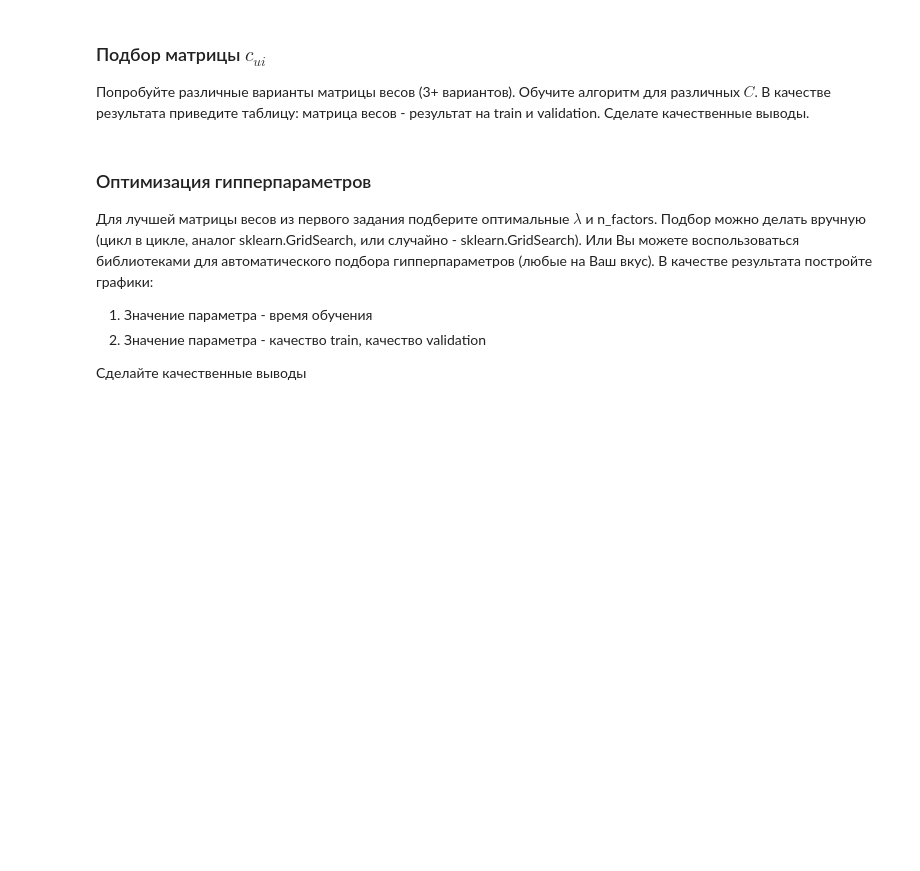
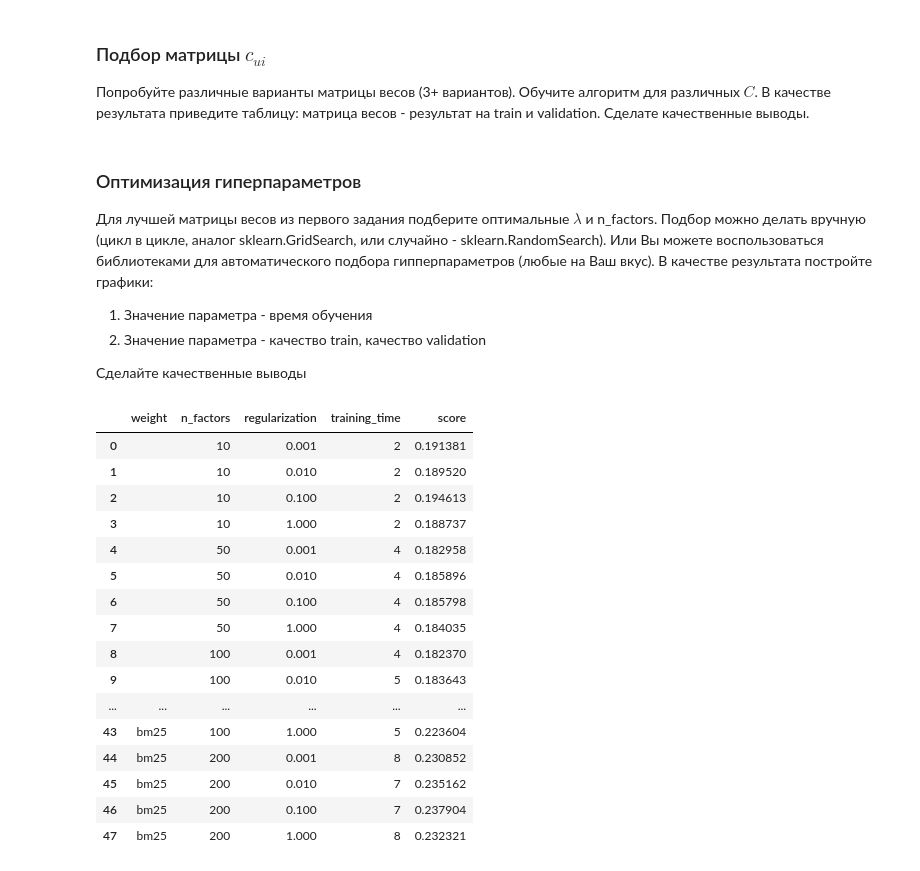
Before and after one commit to sokolenkomikhail/RecSys, a Jupyter notebook: lesson_03/hw3.ipynb, the cells around one changed output. Cells and saved outputs as stored; diff of their text form; code cells hidden in the pictures; blank space fills up the shorter version.

```diff
--- a/lesson_03/hw3.ipynb
+++ b/lesson_03/hw3.ipynb
@@ -33,8 +121,8 @@ Item-Item - сравнение похожих товаров. Рекоменда
 Попробуйте различные варианты матрицы весов (3+ вариантов). Обучите алгоритм для различных $C$. В качестве результата приведите таблицу: матрица весов - результат на train и validation.
 Сделате качественные выводы.
 # %% [markdown]
-### Оптимизация гипперпараметров
-Для лучшей матрицы весов из первого задания подберите оптимальные $\lambda$ и n_factors. Подбор можно делать вручную (цикл в цикле, аналог sklearn.GridSearch, или случайно - sklearn.GridSearch). Или Вы можете воспользоваться библиотеками для автоматического подбора гипперпараметров (любые на Ваш вкус). В качестве результата постройте графики:
+### Оптимизация гиперпараметров
+Для лучшей матрицы весов из первого задания подберите оптимальные $\lambda$ и n_factors. Подбор можно делать вручную (цикл в цикле, аналог sklearn.GridSearch, или случайно - sklearn.RandomSearch). Или Вы можете воспользоваться библиотеками для автоматического подбора гипперпараметров (любые на Ваш вкус). В качестве результата постройте графики:
 1. Значение параметра - время обучения
 2. Значение параметра - качество train, качество validation
 
@@ -41,0 +155,60 @@ Item-Item - сравнение похожих товаров. Рекоменда
+# %%
+weights = {
+    '': None,
+    'tfidf': tfidf_weight,
+    'bm25': bm25_weight
+}
+n_factors = [10, 50, 100, 200]
+regs = [1e-3, 1e-2, 1e-1, 1.]
+# %%
+temp = data_test.groupby('user_id')['item_id'].unique().reset_index()
+temp.columns=['user_id', 'actual']
+
+results = []
+
+
+for weight in weights.keys():
+    if weights[weight] is not None:
+        interactions = weights[weight](user_item_matrix.T).T
+    else:
+        interactions = user_item_matrix.copy()
+
+    for factors, regularization in tqdm(product(n_factors, regs)):
+
+        model = AlternatingLeastSquares(factors=factors,
+                                        regularization=regularization,
+                                        iterations=15,
+                                        num_threads=8)
+
+        start_time = time.time()
+        model.fit(csr_matrix(interactions).T.tocsr(), show_progress=False)
+        duration = round(time.time() - start_time)
+
+        temp['recommended'] = temp['user_id'].apply(lambda x: get_recommendations(x, model, N=5))
+
+        score = temp.apply(lambda row: precision_at_k(row['recommended'], row['actual']), axis=1).mean()
+
+        results.append([weight, factors, regularization, duration, score])
+
+
+results = pd.DataFrame(results, columns=['weight', 'n_factors', 'regularization', 'training_time', 'score'])
+# %%
+results
+# %% [output]
+|  | weight | n_factors | regularization | training_time | score |
+| 0 |  | 10 | 0.001 | 2 | 0.191381 |
+| 1 |  | 10 | 0.010 | 2 | 0.189520 |
+| 2 |  | 10 | 0.100 | 2 | 0.194613 |
+| 3 |  | 10 | 1.000 | 2 | 0.188737 |
+| 4 |  | 50 | 0.001 | 4 | 0.182958 |
+| 5 |  | 50 | 0.010 | 4 | 0.185896 |
+| 6 |  | 50 | 0.100 | 4 | 0.185798 |
+| 7 |  | 50 | 1.000 | 4 | 0.184035 |
+| 8 |  | 100 | 0.001 | 4 | 0.182370 |
+| 9 |  | 100 | 0.010 | 5 | 0.183643 |
+| ... | ... | ... | ... | ... | ... |
+| 43 | bm25 | 100 | 1.000 | 5 | 0.223604 |
+| 44 | bm25 | 200 | 0.001 | 8 | 0.230852 |
+| 45 | bm25 | 200 | 0.010 | 7 | 0.235162 |
+| 46 | bm25 | 200 | 0.100 | 7 | 0.237904 |
+| 47 | bm25 | 200 | 1.000 | 8 | 0.232321 |
```
Also changed, not shown: parts of 21 cells of this notebook.
